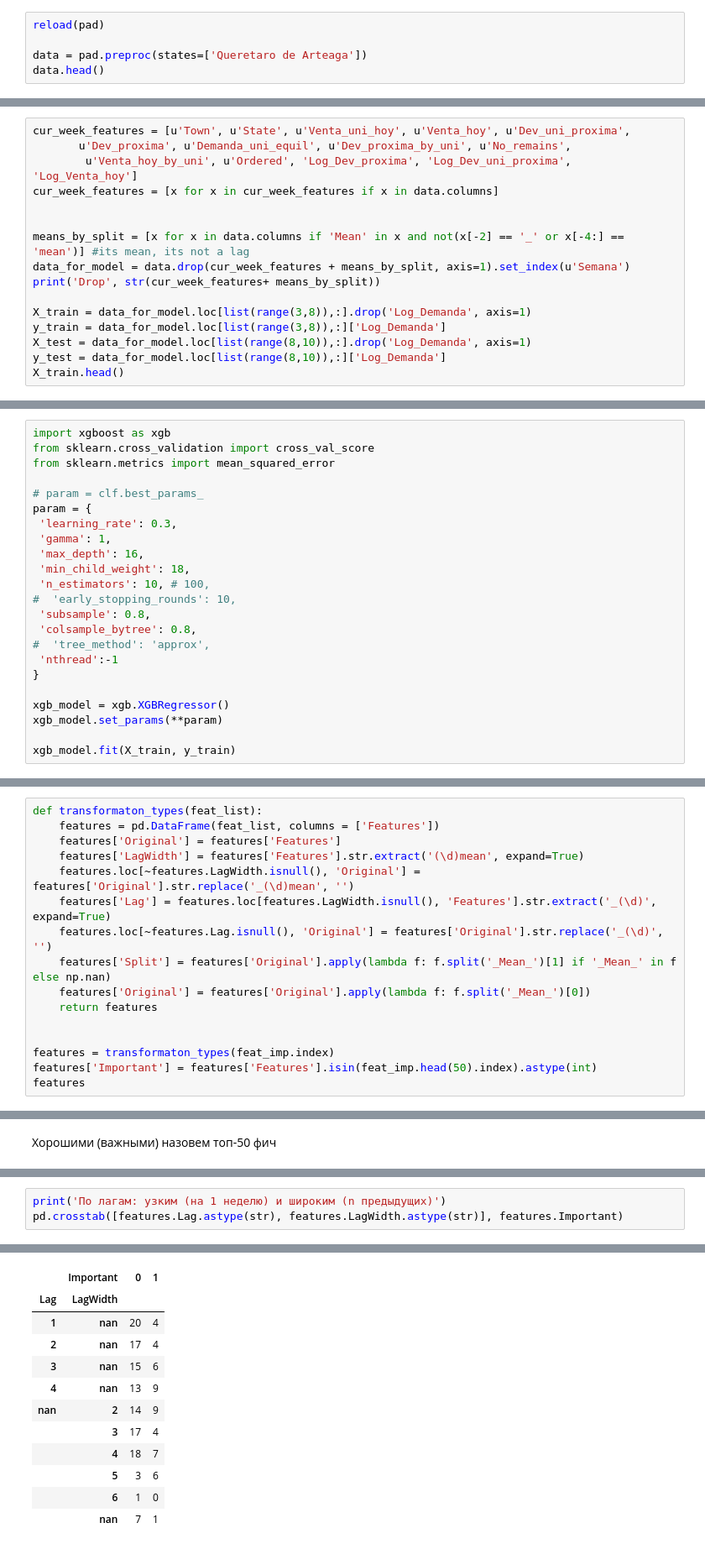
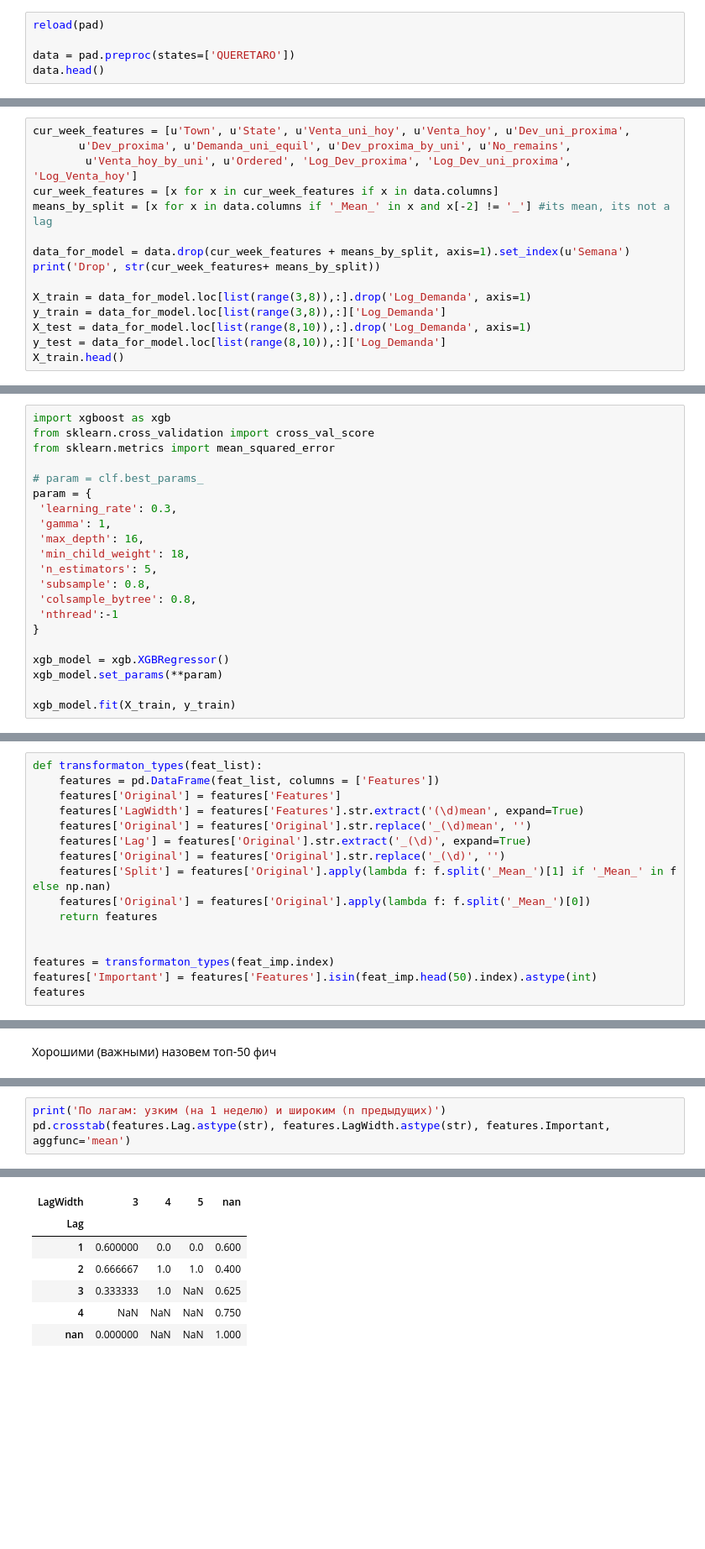
Before and after one commit to ValIlya/KB, a Jupyter notebook: releases/release_v03/feature_test.ipynb, the cells around one changed output, grey strips where cells are left out. Shown: that part at 84% size. Saved outputs shown, nothing was run; the diff lists cells and outputs as text; blank space fills up the shorter version.

```diff
--- a/releases/release_v03/feature_test.ipynb
+++ b/releases/release_v03/feature_test.ipynb
@@ -36,6 +36,6 @@ categorical_hierahies = [['State', 'Town', u'Agencia_ID'],
 # %%
 reload(pad)
 
-data = pad.preproc(states=['Queretaro de Arteaga'])
+data = pad.preproc(states=['QUERETARO'])
 data.head()
 # %% [output]
@@ -61,9 +59,8 @@ cur_week_features = [u'Town', u'State', u'Venta_uni_hoy', u'Venta_hoy', u'Dev_un
        u'Dev_proxima', u'Demanda_uni_equil', u'Dev_proxima_by_uni', u'No_remains',
         u'Venta_hoy_by_uni', u'Ordered', 'Log_Dev_proxima', 'Log_Dev_uni_proxima', 'Log_Venta_hoy']
 cur_week_features = [x for x in cur_week_features if x in data.columns]
+means_by_split = [x for x in data.columns if '_Mean_' in x and x[-2] != '_'] #its mean, its not a lag
 
-
-means_by_split = [x for x in data.columns if 'Mean' in x and not(x[-2] == '_' or x[-4:] == 'mean')] #its mean, its not a lag
 data_for_model = data.drop(cur_week_features + means_by_split, axis=1).set_index(u'Semana')
 print('Drop', str(cur_week_features+ means_by_split))
 
@@ -95,11 +122,9 @@ param = {
  'gamma': 1,
  'max_depth': 16,
  'min_child_weight': 18,
- 'n_estimators': 10, # 100,
-#  'early_stopping_rounds': 10,
+ 'n_estimators': 5,
  'subsample': 0.8,
  'colsample_bytree': 0.8,
-#  'tree_method': 'approx',
  'nthread':-1
 }
 
@@ -134,9 +214,9 @@ def transformaton_types(feat_list):
     features = pd.DataFrame(feat_list, columns = ['Features'])
     features['Original'] = features['Features']
     features['LagWidth'] = features['Features'].str.extract('(\d)mean', expand=True)
-    features.loc[~features.LagWidth.isnull(), 'Original'] = features['Original'].str.replace('_(\d)mean', '')
-    features['Lag'] = features.loc[features.LagWidth.isnull(), 'Features'].str.extract('_(\d)', expand=True)
-    features.loc[~features.Lag.isnull(), 'Original'] = features['Original'].str.replace('_(\d)', '')
+    features['Original'] = features['Original'].str.replace('_(\d)mean', '')
+    features['Lag'] = features['Original'].str.extract('_(\d)', expand=True)
+    features['Original'] = features['Original'].str.replace('_(\d)', '')
     features['Split'] = features['Original'].apply(lambda f: f.split('_Mean_')[1] if '_Mean_' in f else np.nan)
     features['Original'] = features['Original'].apply(lambda f: f.split('_Mean_')[0])
     return features
@@ -187,20 +265,15 @@ pd.crosstab(features.Split, features.Important)
 # %%
 print('По лагам: узким (на 1 неделю) и широким (n предыдущих)')
-pd.crosstab([features.Lag.astype(str), features.LagWidth.astype(str)], features.Important)
+pd.crosstab(features.Lag.astype(str), features.LagWidth.astype(str), features.Important, aggfunc='mean')
 # %% [output]
 По лагам: узким (на 1 неделю) и широким (n предыдущих)
-|  | Important | 0 | 1 |
-| Lag | LagWidth |  |  |
-| 1 | nan | 20 | 4 |
-| 2 | nan | 17 | 4 |
-| 3 | nan | 15 | 6 |
-| 4 | nan | 13 | 9 |
-| nan | 2 | 14 | 9 |
-|  | 3 | 17 | 4 |
-|  | 4 | 18 | 7 |
-|  | 5 | 3 | 6 |
-|  | 6 | 1 | 0 |
-|  | nan | 7 | 1 |
+| LagWidth | 3 | 4 | 5 | nan |
+| Lag |  |  |  |  |
+| 1 | 0.600000 | 0.0 | 0.0 | 0.600 |
+| 2 | 0.666667 | 1.0 | 1.0 | 0.400 |
+| 3 | 0.333333 | 1.0 | NaN | 0.625 |
+| 4 | NaN | NaN | NaN | 0.750 |
+| nan | 0.000000 | NaN | NaN | 1.000 |
 # %%
 print('По изначальным фичам')
 originals = pd.crosstab(features.Original, features.Important)
```
Also changed, not shown: parts of 18 cells of this notebook, 3 other files.
